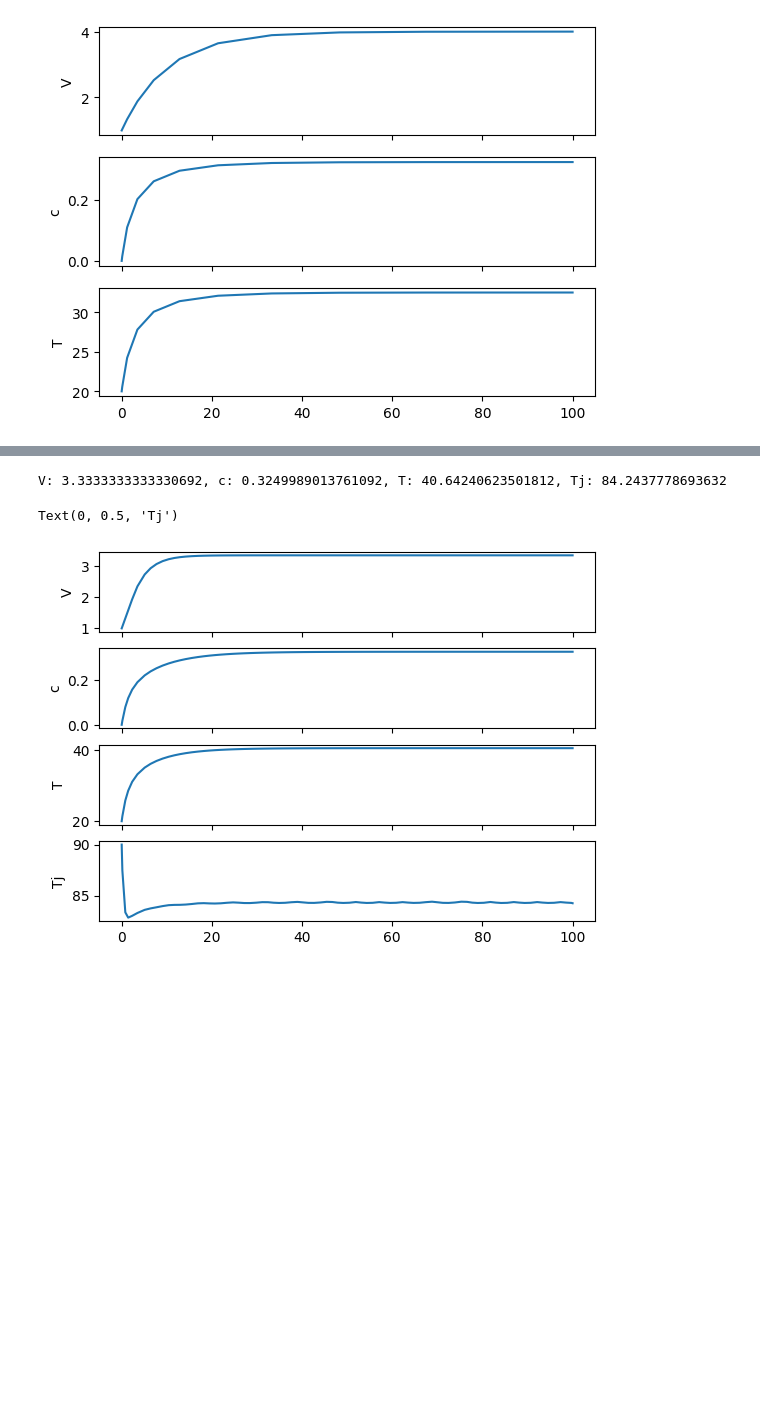
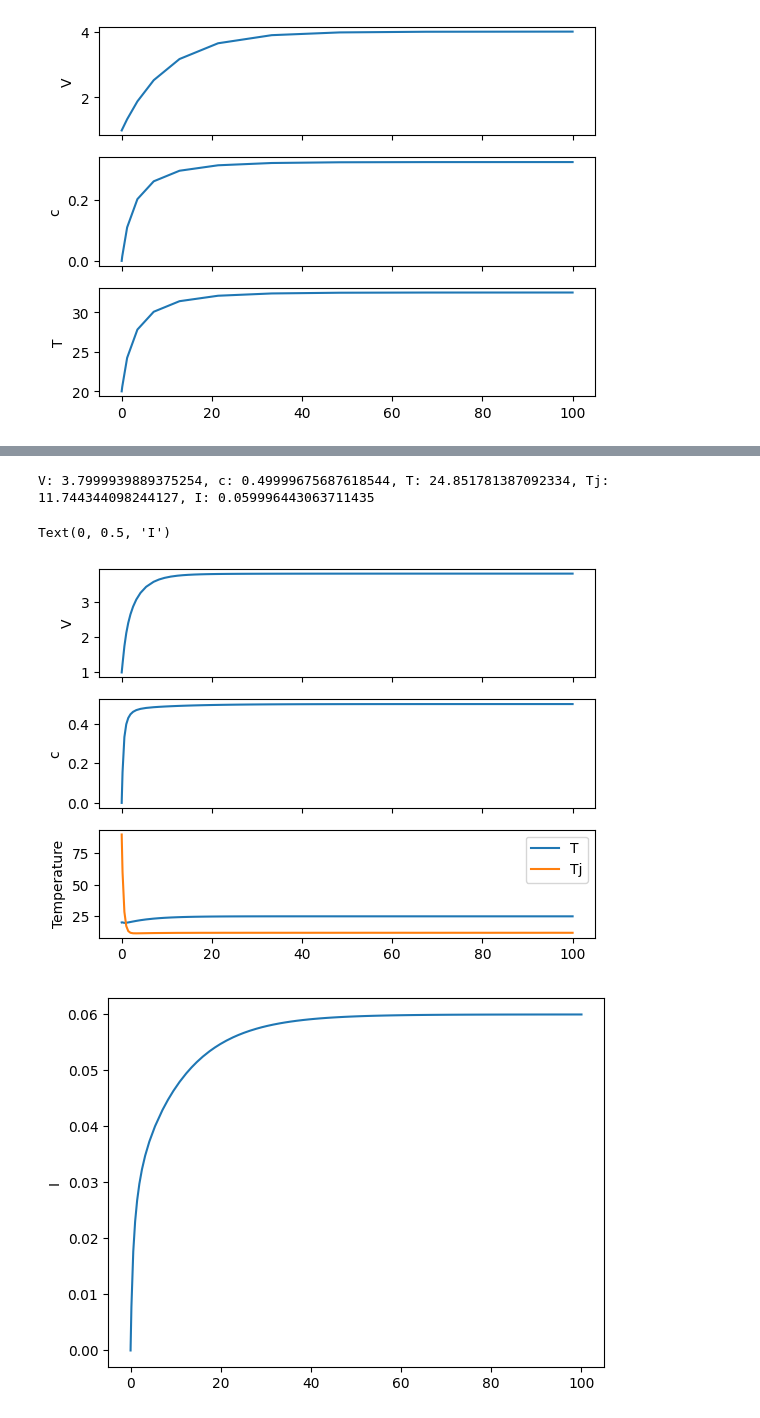
Before and after one commit to OlofssonFredrik/KETN01, a Jupyter notebook: Ex1/test.ipynb, the cells around one changed output, grey strips where cells are left out. Saved outputs shown, nothing was run; the diff lists cells and outputs as text; code cells hidden in the pictures; blank space fills up the shorter version.

```diff
--- a/Ex1/test.ipynb
+++ b/Ex1/test.ipynb
@@ -134,61 +134,89 @@ Text(0, 0.5, 'Tj')
 
 Atank = 2
 def tank(t,y):
-    V,c,T,Tj  = y # y = (V,c)
+    V,c,T,Tj, I  = y # y = (V,c)
     Qc = kc*Ac*(T-Tj)
 
-    #Controller 1
+    #Level controller
     href = 2
     uLmax = 0.6
     hmax = 4
-
     h = V / Atank
     yL = h / hmax
     yLref = href / hmax
 
-    #Controller 2
+    #P controller
     KL = 4
     uL = KL * (yLref - yL)
 
+    #Saturation
     if uL < 0:
         uL = 0
     elif uL > 1:
         uL = 1
 
     #Reversed action controller
     uL = 1 - uL
 
-    #Output
-    qout = uLmax*uL
+    #Outflow
+    qout = uLmax * uL
+
+    #concenctration controller
+    cref = 0.5
+    cmax = 1
+    yc = c  / cmax
+    ycref = cref / cmax
+    umax = 1
+
+    #PI controller
+    Kc = 4
+    Ti = 10
+    uC = Kc * ((ycref - yc) + I)
+
+    #Saturation
+    if uC < 0:
+        uC = 0
+    elif uC > 1:
+        uC = 1
+
+    #Input flow
+    q1 = umax * uC
 
     dVdt = q1 + q2 - qout
     dcdt = q1/V *(c1-c) + q2/V * (c2-c)
     dTdt = q1/V*(T1-T)+q2/V*(T2-T) - Qc / (rho*V*Cp)
     dTjdt = qj/Vj*(Ti-Tj) + Qc / (rhoj*Vj*Cp)
+    didt = 1/Ti * (ycref - yc)
 
-    return dVdt, dcdt, dTdt, dTjdt
+    return dVdt, dcdt, dTdt, dTjdt, didt
 
 
 tspan = (0,100)
-yinit = (1,0,20,90)
+yinit = (1,0,20,90, 0)
 sol = solve_ivp(tank, tspan, yinit)
 t = sol.t
 V = sol.y[0]
 c = sol.y[1]
 T = sol.y[2]
 Tj = sol.y[3]
+I = sol.y[4]
 
-fig, axs = plt.subplots(4,1,sharex=True)
-print(f"V: {V[-1]}, c: {c[-1]}, T: {T[-1]}, Tj: {Tj[-1]}")
+print(f"V: {V[-1]}, c: {c[-1]}, T: {T[-1]}, Tj: {Tj[-1]}, I: {I[-1]}")
+fig, axs = plt.subplots(3,1, sharex=True)
 axs[0].plot(t,V)
 axs[0].set_ylabel('V')
 axs[1].plot(t,c)
 axs[1].set_ylabel('c')
-axs[2].plot(t,T)
-axs[2].set_ylabel('T')
-axs[3].plot(t,Tj)
-axs[3].set_ylabel('Tj')
+axs[2].plot(t,T, label='T')
+axs[2].set_ylabel('Temperature')
+axs[2].plot(t,Tj, label='Tj')
+axs[2].legend()
+
+fig, ax = plt.subplots()
+ax.plot(t,I)
+ax.set_ylabel('I')
 # %% [output]
-V: 3.3333333333330692, c: 0.3249989013761092, T: 40.64240623501812, Tj: 84.2437778693632
+V: 3.7999939889375254, c: 0.49999675687618544, T: 24.851781387092334, Tj: 11.744344098244127, I: 0.059996443063711435
-Text(0, 0.5, 'Tj')
+Text(0, 0.5, 'I')
-[figure, old version]
+[figure, new version]
+[figure, added]
```
Also changed, not shown: parts of 1 cell of this notebook.
